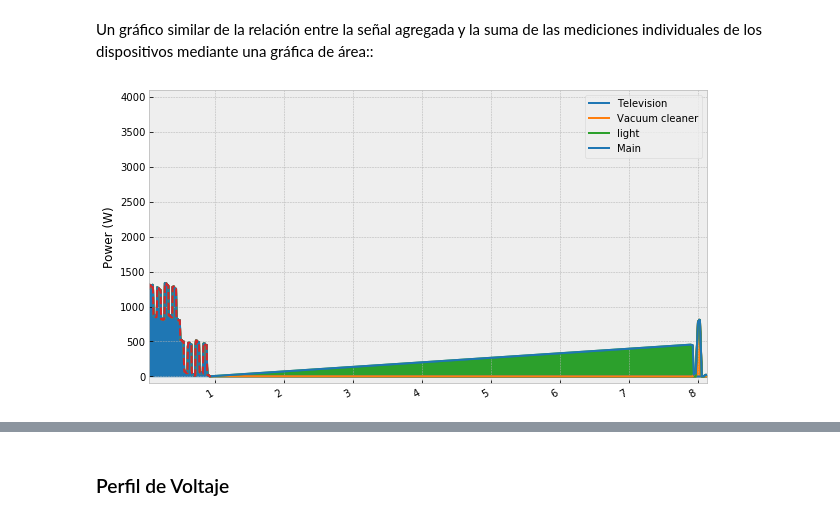
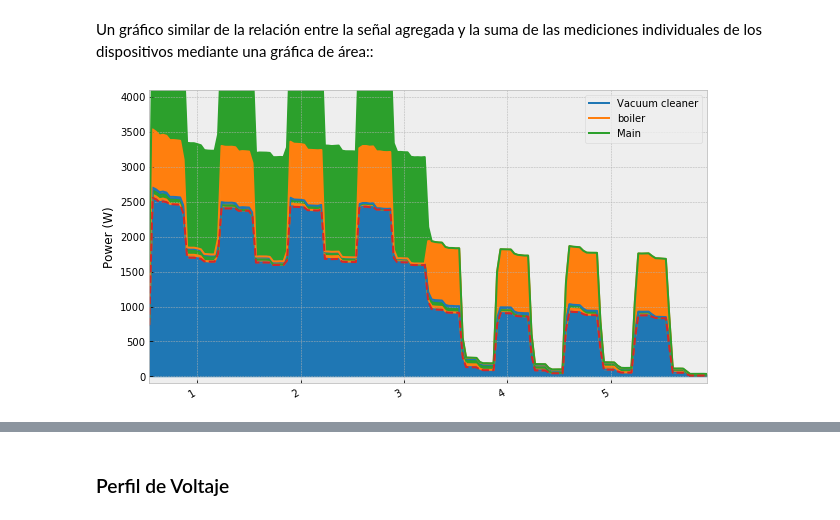
Before and after one commit to crn565/ozm_v2, a Jupyter notebook: 3.- ANALISIS Y ESTADISTICAS.ipynb, the cells around one changed output, grey strips where cells are left out. Saved outputs shown, nothing was run; the diff lists cells and outputs as text; code cells hidden in the pictures.

```diff
--- a/3.- ANALISIS Y ESTADISTICAS.ipynb
+++ b/3.- ANALISIS Y ESTADISTICAS.ipynb
@@ -93,24 +92,25 @@ Un gráfico similar de la relación entre la señal agregada y la suma de las me
 # %%
 rcParams['figure.figsize'] = (10, 6)
 
-t0 = '2021-11-10 18:08:00+01:00'
-t1 = '2021-11-12 09:31:00+01:00'
-df_1 = elec.select(instance=[1,2,3,4,5,6,7]).dataframe_of_meters(ac_type='active', sample_period=60)[t0:t1]
+t0 = '2022-02-02 10:16:00+01:00'
+t1 = '2022-02-02 12:58:00+01:00'
+
+df_1 = elec.select(instance=[1,2,3,4,5,6]).dataframe_of_meters(ac_type='active', sample_period=60)[t0:t1]
 df_2 = elec[1].power_series_all_data(ac_type='active', sample_period=60)[t0:t1]
 
 ax1 = df_1.plot(kind='area', color=colors_2[1:])
 df_2.plot(ax=ax1, color=colors_1[0], ls='--')
 
 
 #etiquetas
 ax1.legend(list(Meters.values())[4:10]+[list(Meters.values())[0]])
 ax1.set_xticklabels(['1','2','3','4','5','6','7','8'])
 ax1.set(ylim=(-100,4100))
 ax1.set(ylabel='Power (W)')
 #guarda gráfico
-plt.savefig('./data/images/paso2/2.7_Plot_all_meters_03march.svg', bbox_inches='tight', transparent=True)
+plt.savefig('./data/images/2.7_Plot_all_meters_03march.svg', bbox_inches='tight', transparent=True)
 plt.show()
 pass
 # %% [output]
-[figure, old version]
+[figure, new version]
 # %%
```
Also changed, not shown: parts of 15 cells of this notebook, 6 other files.
